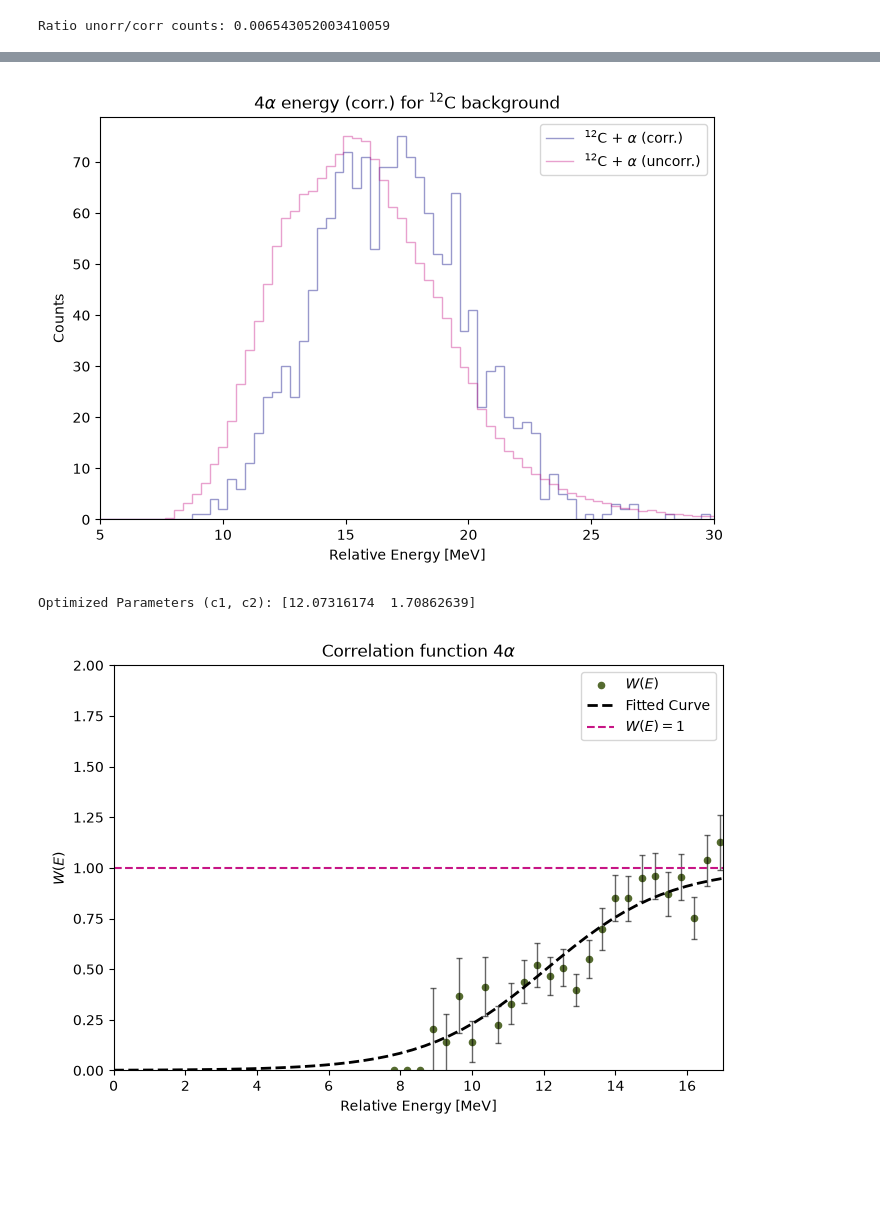
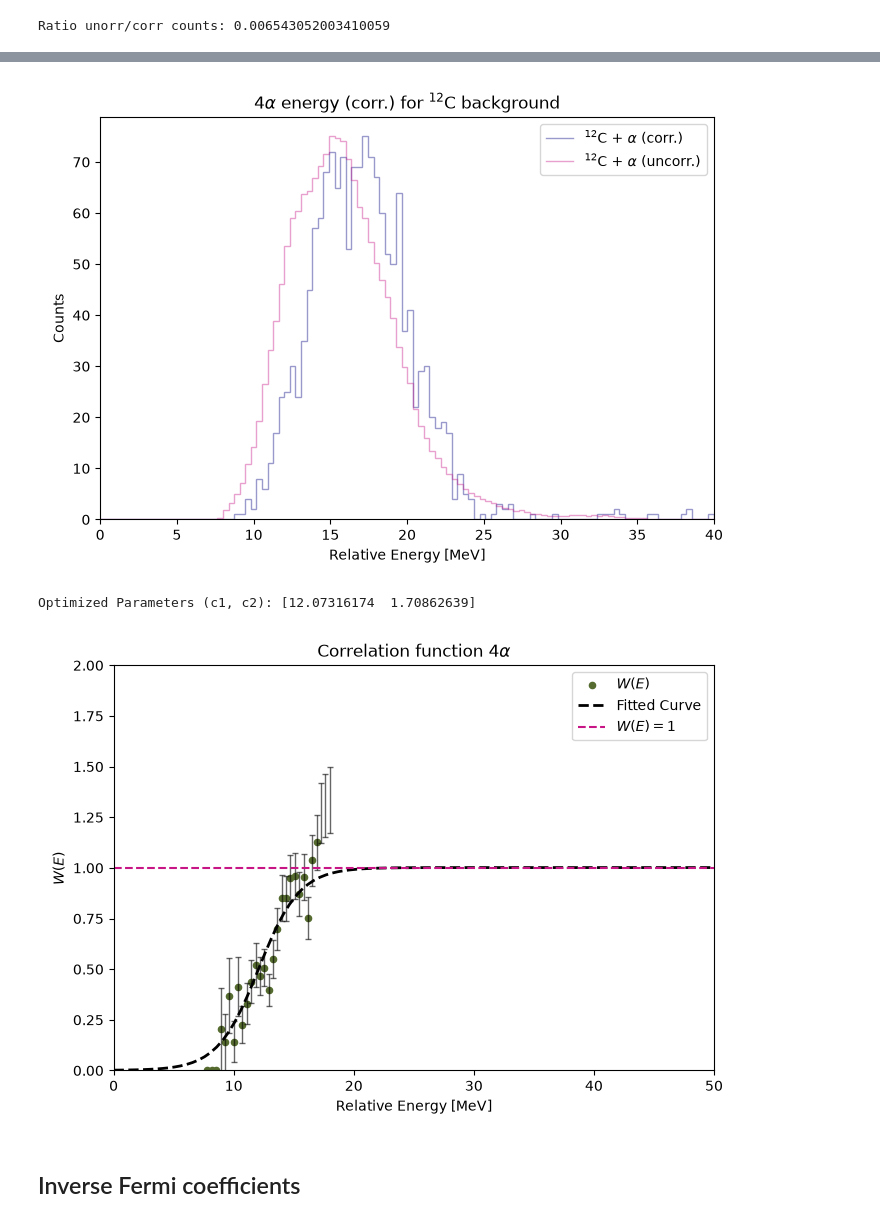
Before and after one commit to singhp99/spyral_notebooks, a Jupyter notebook: event_mixing_12C.ipynb, the cells around one changed output, grey strips where cells are left out. Cells and saved outputs as stored; diff of their text form; code cells hidden in the pictures; blank space fills up the shorter version.

```diff
--- a/event_mixing_12C.ipynb
+++ b/event_mixing_12C.ipynb
@@ -461,7 +461,7 @@ ax.stairs(
 ax.set_xlabel("Relative Energy [MeV]")
 ax.set_ylabel("Counts")
 ax.set_title(r"$4\alpha$ energy (corr.) for $^{12}$C background")
-ax.set_xlim(5, 30)
+ax.set_xlim(0, 40)
 ax.legend()
 
 plt.tight_layout()
@@ -484,7 +484,7 @@ initial_guess = [5, 0.8]
 popt, pcov = curve_fit(inverse_fermi, x_data, y_data,sigma=y_err, absolute_sigma=True, p0=initial_guess)
 print("Optimized Parameters (c1, c2):", popt)
 c12_parameters = popt
-x_smooth = np.linspace(0,17,50)
+x_smooth = np.linspace(0,50,100)
 
 fig, ax = plt.subplots(figsize=(7, 5))
 
@@ -517,33 +517,35 @@ ax.axhline(
     label=r"$W(E)=1$"
 )
 
 ax.set_xlabel("Relative Energy [MeV]")
 ax.set_ylabel(r"$W(E)$")
 ax.set_title(r"Correlation function $4\alpha$")
-ax.set_xlim(0,17)
+ax.set_xlim(0,50)
 ax.set_ylim(0, 2)
 ax.legend()
 
 plt.tight_layout()
 plt.show()
 # %% [output]
 Normalization factor = 0.007206687806284232
 
 ========== DIAGNOSTICS ==========
 Number of bins: 110
 Correlated counts:
   min = 0.0
   max = 75.0
 Uncorrelated counts:
   min = 0.0
   max = 10407.0
 Zero uncorrelated bins: 21
 
 ... (5 lines left out)
 
 Uncertainty:
   valid bins: 60
   invalid bins: 50
-[figure, old version]
+[figure, new version]
 Optimized Parameters (c1, c2): [12.07316174  1.70862639]
-[figure, old version]
+[figure, new version]
+# %% [markdown]
+## Inverse Fermi coefficients
```
Also changed, not shown: parts of 8 cells of this notebook, 1 other file.
